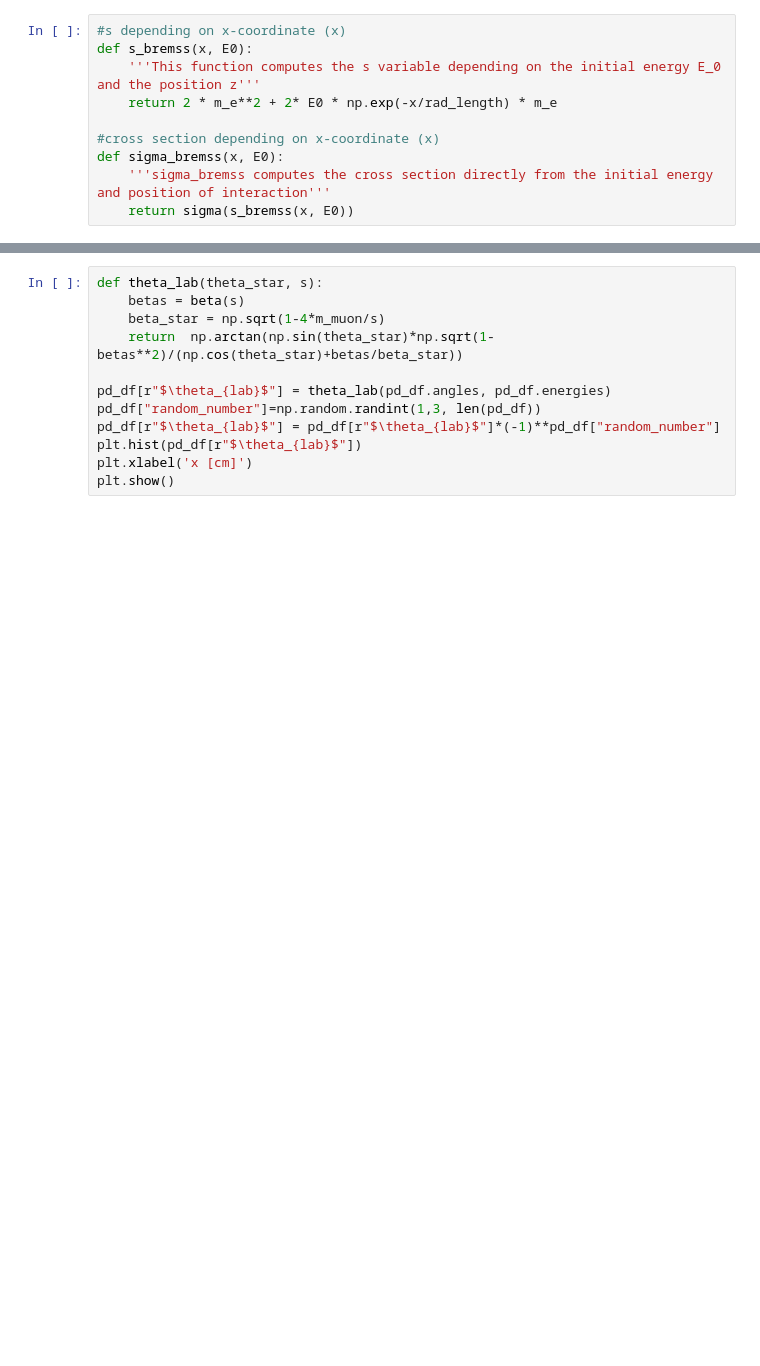
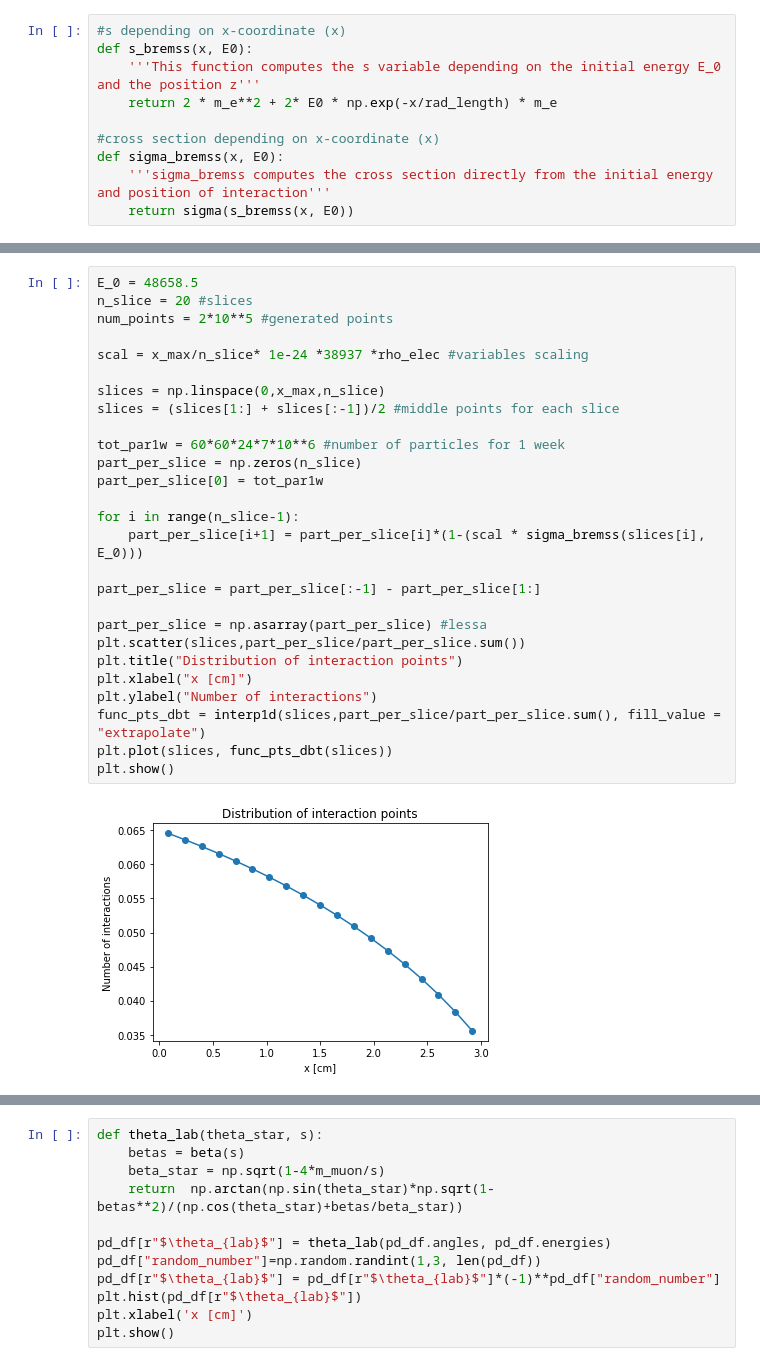
Before and after one commit to PhysicsOfData/LCP_projects_Y3, a Jupyter notebook: Project.ipynb, the cells around one changed output, grey strips where cells are left out. Saved outputs shown, nothing was run; the diff lists cells and outputs as text; blank space fills up the shorter version.

```diff
--- a/Project.ipynb
+++ b/Project.ipynb
@@ -648,3 +589,32 @@ np.array(part_per_fetta).shape
+# %%
+E_0 = 48658.5
+n_slice = 20 #slices
+num_points = 2*10**5 #generated points
+
+scal = x_max/n_slice* 1e-24 *38937 *rho_elec #variables scaling
+
+slices = np.linspace(0,x_max,n_slice)
+slices = (slices[1:] + slices[:-1])/2 #middle points for each slice
+
+tot_par1w = 60*60*24*7*10**6 #number of particles for 1 week
+part_per_slice = np.zeros(n_slice)
+part_per_slice[0] = tot_par1w
+
+for i in range(n_slice-1):
+    part_per_slice[i+1] = part_per_slice[i]*(1-(scal * sigma_bremss(slices[i], E_0)))
+
+part_per_slice = part_per_slice[:-1] - part_per_slice[1:]
+
+part_per_slice = np.asarray(part_per_slice) #lessa
+plt.scatter(slices,part_per_slice/part_per_slice.sum())
+plt.title("Distribution of interaction points")
+plt.xlabel("x [cm]")
+plt.ylabel("Number of interactions")
+func_pts_dbt = interp1d(slices,part_per_slice/part_per_slice.sum(), fill_value = "extrapolate")
+plt.plot(slices, func_pts_dbt(slices))
+plt.show()
+# %% [output]
+[figure, added]
 # %%
 #accept-reject: points distribution
 
```
Also changed, not shown: parts of 15 cells of this notebook.
